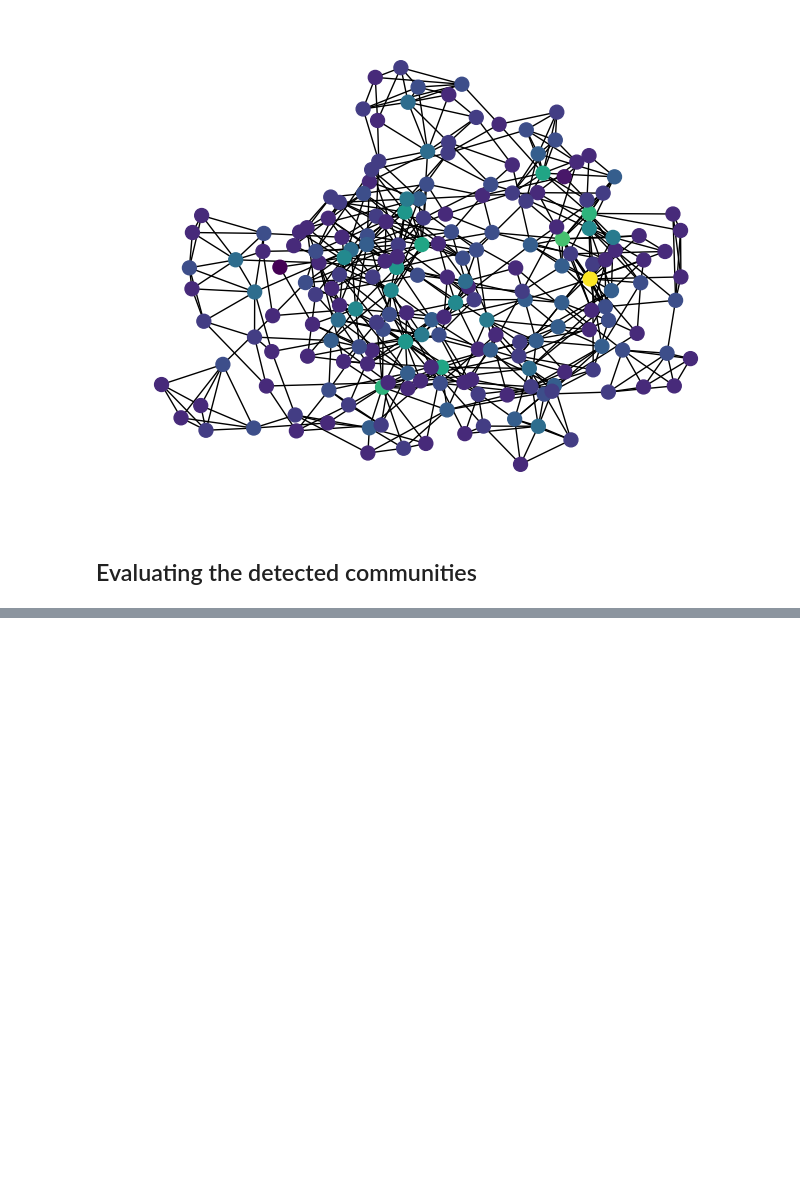
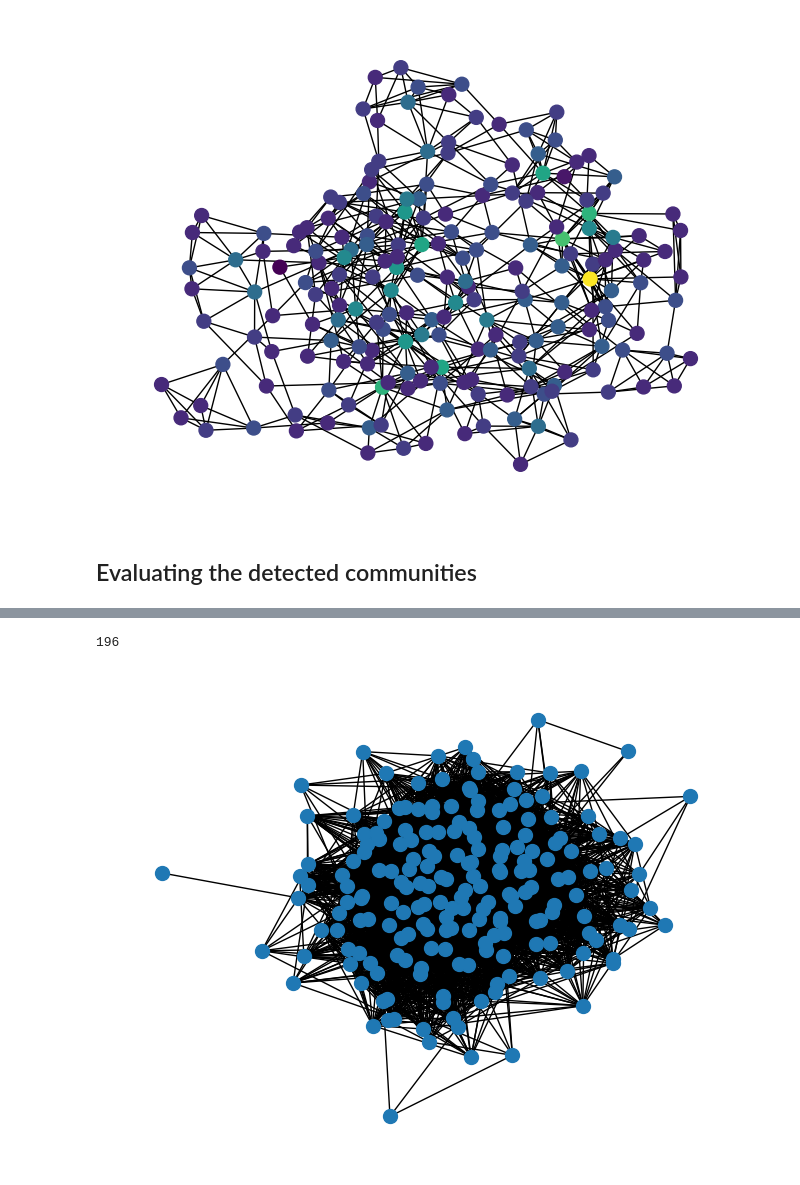
Before and after one commit to lukas-al/dissertation_rag, a Jupyter notebook: notebooks/eval_dev.ipynb, the cells around one changed output, grey strips where cells are left out. Drawn from its saved outputs; the diff is of its cells as text; code cells hidden in the pictures; blank space fills up the shorter version.

```diff
--- a/notebooks/eval_dev.ipynb
+++ b/notebooks/eval_dev.ipynb
@@ -165,0 +183,4 @@ for com_nodes in community_node_list:
+# %%
+len(adj_dict[list(adj_dict.keys())[0]]) # Should be 197 (number of documents in the index)
+# %% [output]
+196
@@ -165,0 +191,47 @@ for com_nodes in community_node_list:
+# %%
+def construct_graph_from_adj_dict(adj_dict, edge_thresh, embedded_index) -> nx.Graph:
+
+    # Copy the adjacency dict
+    adj_dict_local = adj_dict.copy()
+
+    # Iterate over the adjacency dict to remove every edge which links a node to the same node
+    for node0, edge_dict in adj_dict_local.items():
+        for node1, weight in list(edge_dict.items()):
+
+            # Remove matching nodes
+            if node0 == node1:
+                del edge_dict[node1]
+
+            # Remove edges with low weights
+            if weight['weight'] < edge_thresh:
+                del edge_dict[node1]
+
+    # Construct a graph
+    graph = nx.Graph()
+
+    # Add the nodes
+    for node in adj_dict_local.keys():
+        matching_doc = [doc for doc in embedded_index if doc.id_ == node][0]
+        graph.add_node(
+            node,
+            **matching_doc.metadata,
+            date_num=int(pd.Timestamp(matching_doc.metadata['Date']).timestamp())
+        )
+
+    # Add the edges
+    for node, edge_bunch in adj_dict.items():
+        for node2, edge_weight in edge_bunch.items():
+            # if edge_weight['weight'] > edge_thresh:
+            graph.add_edge(node, node2, weight=edge_weight['weight'])
+
+    return graph
+
+# Construct the graph
+graph2 = construct_graph_from_adj_dict(adj_dict, 0.93, embedded_index)
+# %%
+# test_G = nx.Graph(adj_dict)
+
+pos_test_G = nx.kamada_kawai_layout(graph2)
+nx.draw(graph2, pos_test_G, node_size=100)
+# %% [output]
+[figure, added]
```
Also changed, not shown: parts of 13 cells of this notebook, 11 other files.
